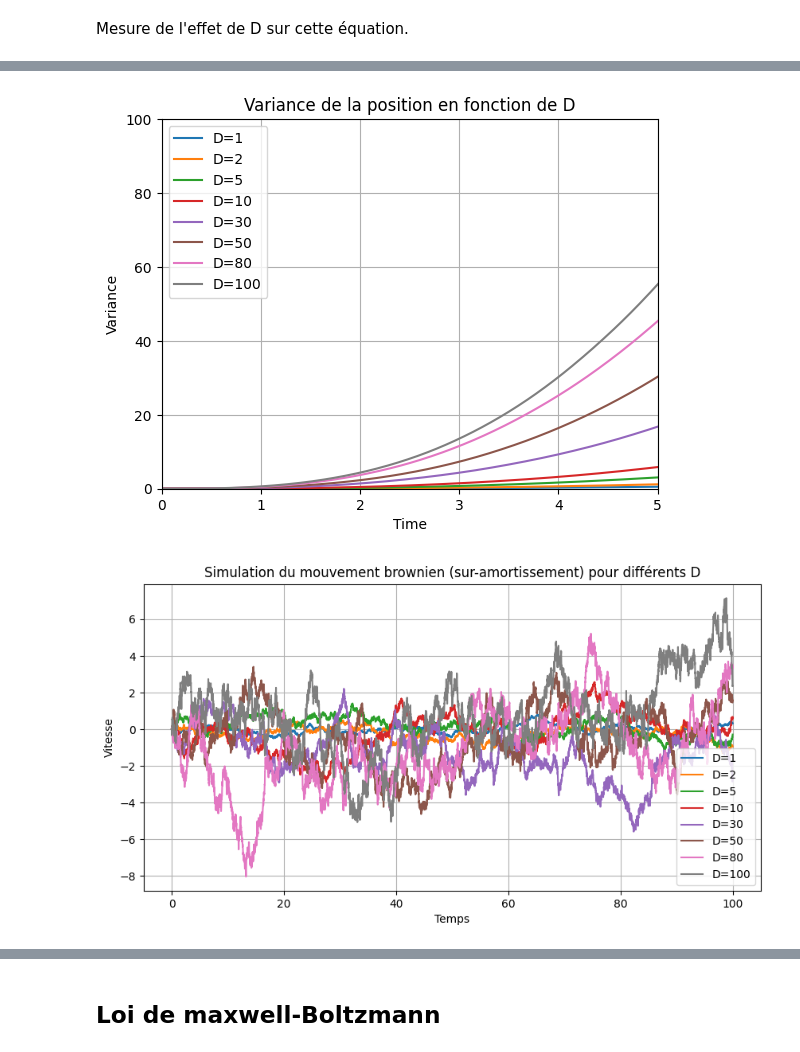
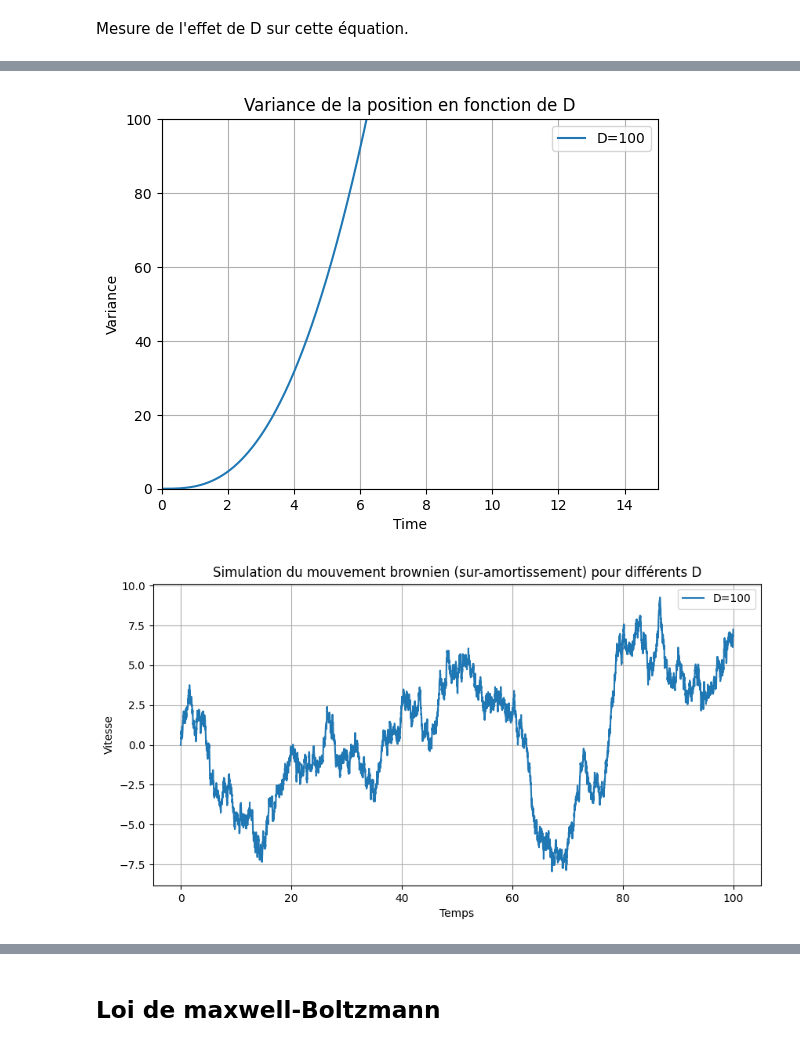
Before and after one commit to ostix360/Brownian-Motion, a Jupyter notebook: CR_speed.ipynb, the cells around one changed output, grey strips where cells are left out. Drawn from its saved outputs; the diff is of its cells as text; code cells hidden in the pictures.

```diff
--- a/CR_speed.ipynb
+++ b/CR_speed.ipynb
@@ -16,7 +16,7 @@ x0 = 0.0 # Position initiale
 v0 = 0.0 # Vitesse initiale
 # Simulation du mouvement brownien
 T = step*dt # Temps total de simulation
-n_walks = 2001 # Nombre de trajectoires à simuler
+n_walks = 9000 # Nombre de trajectoires à simuler
 x0 = np.zeros((n_walks,)) # Position initiale
 t = np.arange(0, T, dt)
 # %%
@@ -51,7 +51,7 @@ plt.show()
 # %% [markdown]
 Mesure de l'effet de D sur cette équation.
 # %%
-D = [1,2,5,10, 30, 50, 80, 100]
+D = [100]
 x = np.zeros((len(D), step, n_walks))
 v = np.zeros((len(D), step, n_walks))
 x0 = np.zeros((n_walks,))
@@ -81,15 +74,15 @@ WARNING: v0 and x0 have different shapes, using v0 = 0 by default
 # %%
 plt.plot(t, x.var(2).T, label=[f"D={d}" for d in D])
 plt.xlabel("Time")
 plt.ylabel("Variance")
 plt.title("Variance de la position en fonction de D")
 plt.grid()
 plt.legend()
 plt.ylim(0, 100)
-plt.xlim(0,5)
+plt.xlim(0,15)
 plt.show()
 # %% [output]
-[figure, old version]
+[figure, new version]
 # %%
 plt.figure(figsize=(10, 5))
 for i, d in enumerate(D):
@@ -101,7 +94,7 @@ plt.legend()
 plt.grid()
 plt.show()
 # %% [output]
-[figure, old version]
+[figure, new version]
 # %%
 plt.plot(t, np.abs(v).mean(2).T, label=[f"D={d}" for d in D])
 plt.xlabel("Time")
```
Also changed, not shown: parts of 8 cells of this notebook, 1 other file.
